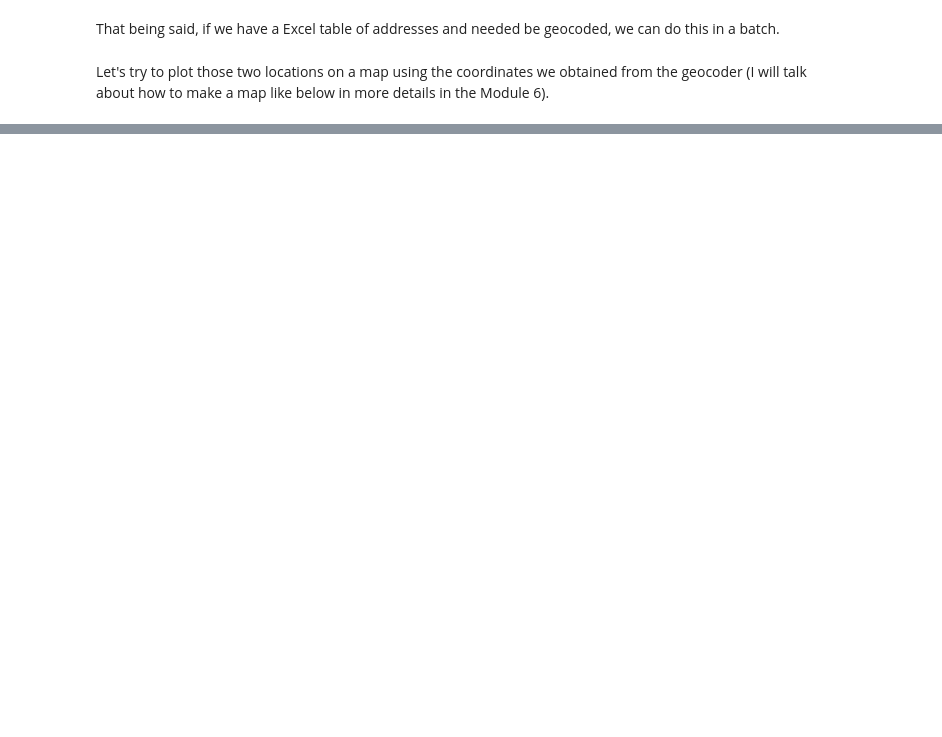
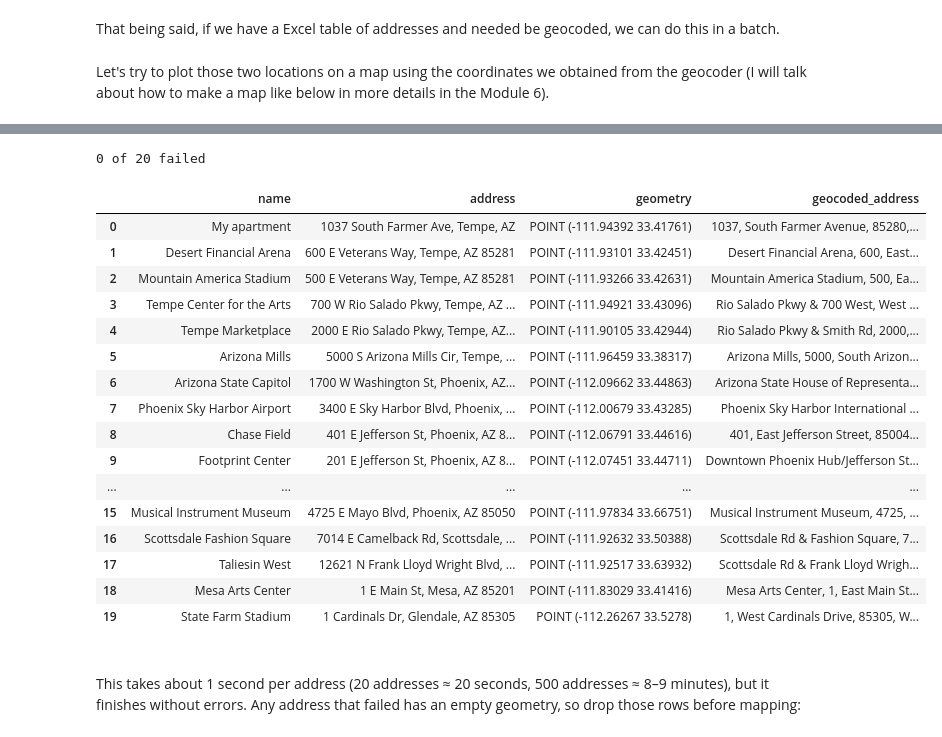
Before and after one commit to ASUcicilab/GIS322, a Jupyter notebook: notebook/Module_5_(3)_Geocoding.ipynb, the cells around one changed output, grey strips where cells are left out. Cells and saved outputs as stored; diff of their text form; code cells hidden in the pictures; blank space fills up the shorter version.

```diff
--- a/notebook/Module_5_(3)_Geocoding.ipynb
+++ b/notebook/Module_5_(3)_Geocoding.ipynb
@@ -105,0 +187,46 @@ asu
+# %%
+import geopandas as gpd
+from geopy.geocoders import Photon
+from geopy.extra.rate_limiter import RateLimiter
+from shapely.geometry import Point
+
+geolocator = Photon(user_agent="autogis_xx", timeout=10)   # make user_agent unique
+geocode_rl = RateLimiter(geolocator.geocode,
+                         min_delay_seconds=1,     # slow down
+                         max_retries=3,
+                         error_wait_seconds=5,    # back off after a 503
+                         swallow_exceptions=True) # failed rows become None
+
+locs = address_df["address"].apply(geocode_rl)
+
+address_gdf = gpd.GeoDataFrame(
+    address_df.copy(),
+    geometry=[Point(l.longitude, l.latitude) if l else None for l in locs],
+    crs="EPSG:4326",
+)
+address_gdf["geocoded_address"] = [l.address if l else None for l in locs]
+
+print(address_gdf.geometry.isna().sum(), "of", len(address_gdf), "failed")
+address_gdf
+# %% [output]
+0 of 20 failed
+|  | name | address | geometry | geocoded_address |
+| 0 | My apartment | 1037 South Farmer Ave, Tempe, AZ | POINT (-111.94392 33.41761) | 1037, South Farmer Avenue, 85280,... |
+| 1 | Desert Financial Arena | 600 E Veterans Way, Tempe, AZ 85281 | POINT (-111.93101 33.42451) | Desert Financial Arena, 600, East... |
+| 2 | Mountain America Stadium | 500 E Veterans Way, Tempe, AZ 85281 | POINT (-111.93266 33.42631) | Mountain America Stadium, 500, Ea... |
+| 3 | Tempe Center for the Arts | 700 W Rio Salado Pkwy, Tempe, AZ ... | POINT (-111.94921 33.43096) | Rio Salado Pkwy & 700 West, West ... |
+| 4 | Tempe Marketplace | 2000 E Rio Salado Pkwy, Tempe, AZ... | POINT (-111.90105 33.42944) | Rio Salado Pkwy & Smith Rd, 2000,... |
+| 5 | Arizona Mills | 5000 S Arizona Mills Cir, Tempe, ... | POINT (-111.96459 33.38317) | Arizona Mills, 5000, South Arizon... |
+| 6 | Arizona State Capitol | 1700 W Washington St, Phoenix, AZ... | POINT (-112.09662 33.44863) | Arizona State House of Representa... |
+| 7 | Phoenix Sky Harbor Airport | 3400 E Sky Harbor Blvd, Phoenix, ... | POINT (-112.00679 33.43285) | Phoenix Sky Harbor International ... |
+| 8 | Chase Field | 401 E Jefferson St, Phoenix, AZ 8... | POINT (-112.06791 33.44616) | 401, East Jefferson Street, 85004... |
+| 9 | Footprint Center | 201 E Jefferson St, Phoenix, AZ 8... | POINT (-112.07451 33.44711) | Downtown Phoenix Hub/Jefferson St... |
+| ... | ... | ... | ... | ... |
+| 15 | Musical Instrument Museum | 4725 E Mayo Blvd, Phoenix, AZ 85050 | POINT (-111.97834 33.66751) | Musical Instrument Museum, 4725, ... |
+| 16 | Scottsdale Fashion Square | 7014 E Camelback Rd, Scottsdale, ... | POINT (-111.92632 33.50388) | Scottsdale Rd & Fashion Square, 7... |
+| 17 | Taliesin West | 12621 N Frank Lloyd Wright Blvd, ... | POINT (-111.92517 33.63932) | Scottsdale Rd & Frank Lloyd Wrigh... |
+| 18 | Mesa Arts Center | 1 E Main St, Mesa, AZ 85201 | POINT (-111.83029 33.41416) | Mesa Arts Center, 1, East Main St... |
+| 19 | State Farm Stadium | 1 Cardinals Dr, Glendale, AZ 85305 | POINT (-112.26267 33.5278) | 1, West Cardinals Drive, 85305, W... |
+# %% [markdown]
+<br></br>
+This takes about 1 second per address (20 addresses ≈ 20 seconds, 500 addresses ≈ 8–9 minutes), but it finishes without errors. Any address that failed has an empty geometry, so drop those rows before mapping:
```
Also changed, not shown: parts of 7 cells of this notebook.
